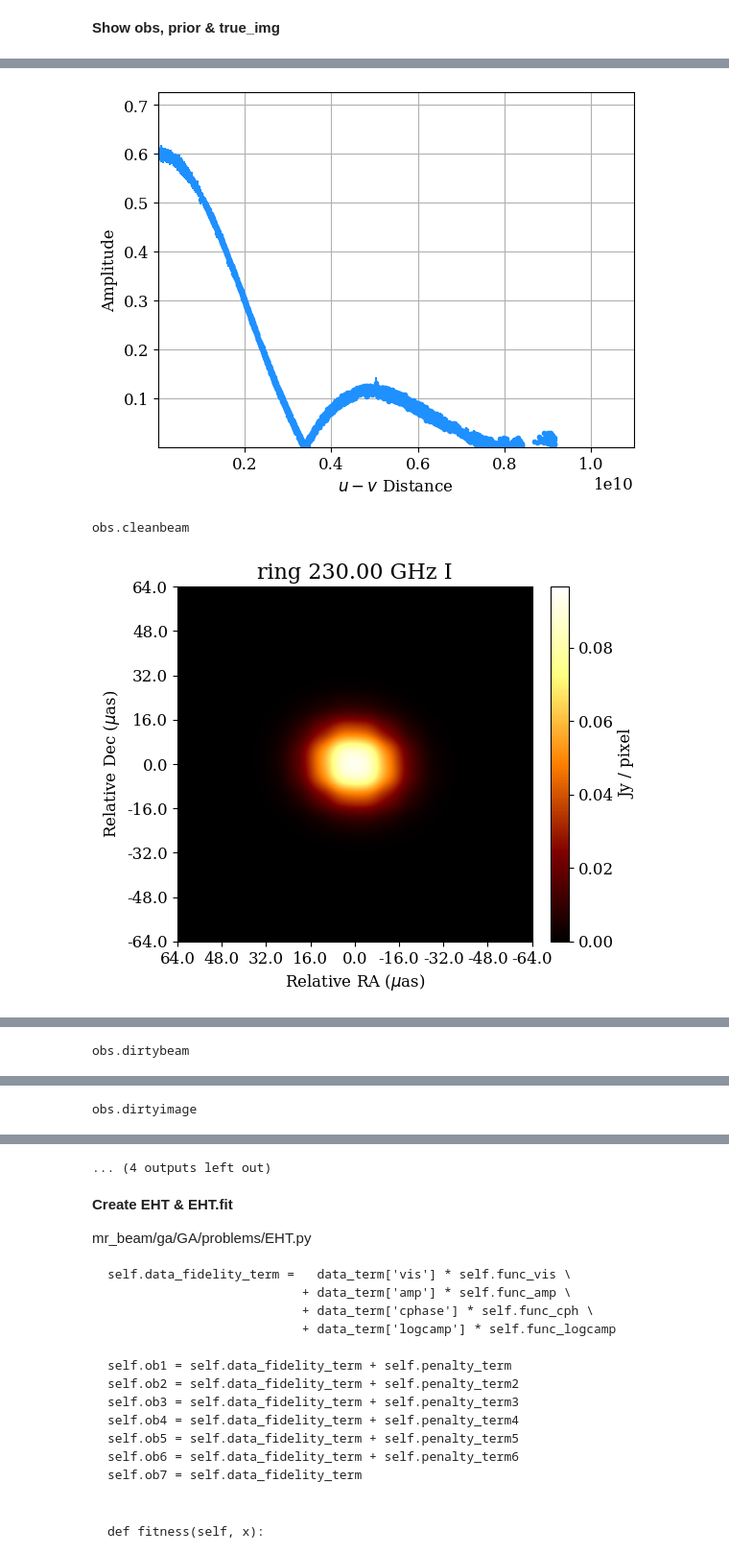
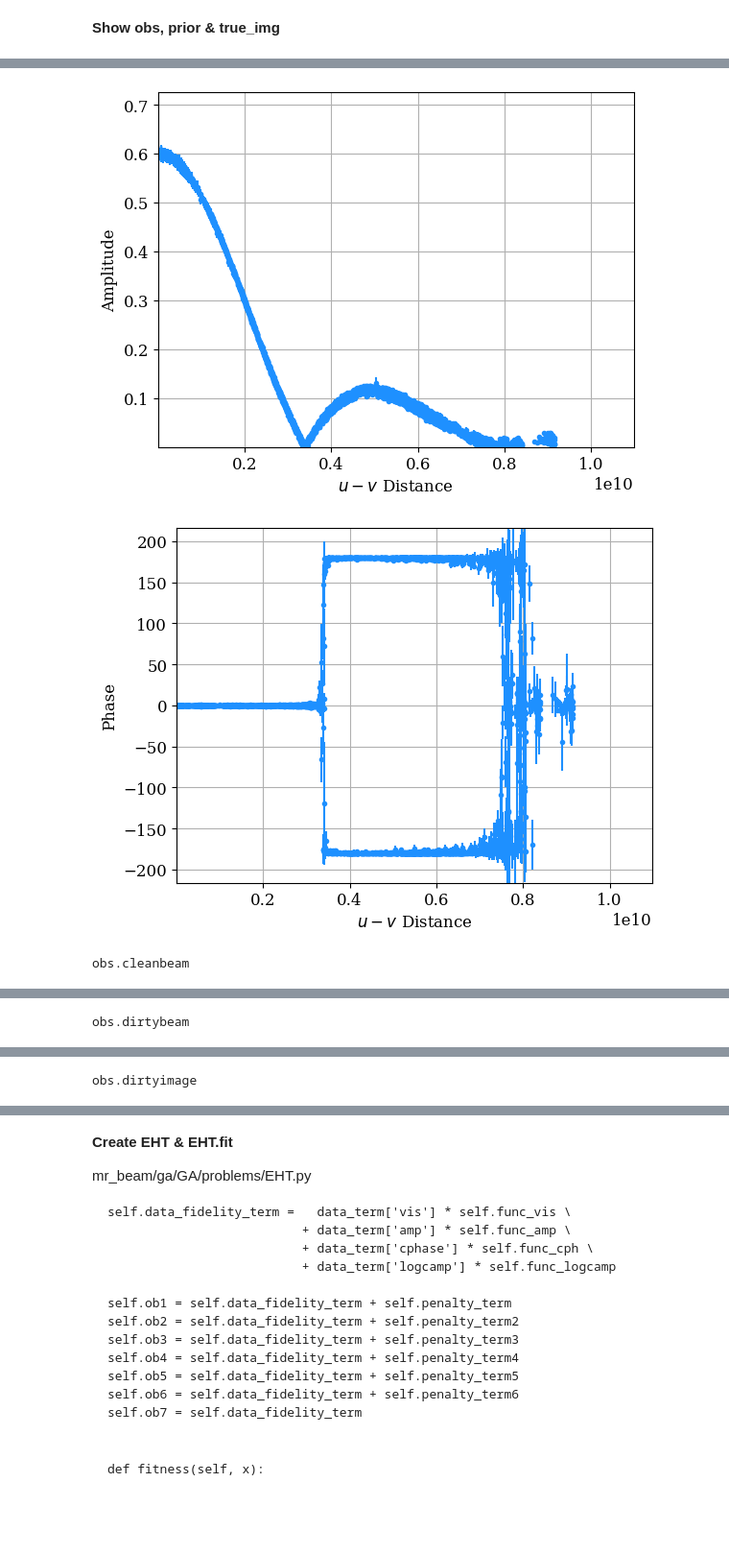
Before and after one commit to mrpiay/mrbeam, a Jupyter notebook: mrbeam_colab.ipynb, the cells around one changed output, grey strips where cells are left out. Shown at 96% size. Saved outputs shown, nothing was run; the diff lists cells and outputs as text; code cells hidden in the pictures; blank space fills up the shorter version.

```diff
--- a/mrbeam_colab.ipynb
+++ b/mrbeam_colab.ipynb
@@ -117,6 +123,7 @@ print('\nobs:\n')
 pprint(vars(obs))
 obs.plotall('u', 'v', conj=True)
 obs.plotall('uvdist', 'amp')
+obs.plotall('uvdist', 'phase')
 
 print('\nobs.cleanbeam\n')
 cbeam = obs.cleanbeam(npix,fov)
@@ -134,32 +141,45 @@ print('\nprior:\n')
 pprint(vars(prior))
 prior.display()
 
 print('\ntrue_img:\n')
 pprint(vars(true_img))
 true_img.display()
 
+print('\nUse MEM with complex visibilities:\n')
 out = eh.imager_func(obs, prior, prior, zbl, d1="vis", alpha_d1=50, s1="gs",maxit=100, show_updates=False)
 out.display()
+
+print('\nBlur and restart:\n')
+beamparams = obs.fit_beam()
+outblur = out.blur_gauss(beamparams, 0.5)
+out = outblur
+out = eh.imager_func(obs, out, out, zbl, d1="vis", alpha_d1=10 ,s1="gs", maxit=150, show_updates=False)
+outblur.display()
+out.display()
+
+print('\nFitness:\n')
+eh.plotting.comp_plots.plotall_obs_im_compare(obs, out, "uvdist", "amp")
+eh.plotting.comp_plots.plotall_obs_im_compare(obs, out, "uvdist", "phase")
 #mrpiay
 # %% [output]
 config:
 
 {
     "reg_term": {
         "l1w": 1.0,
         "simple": 0.1,
         "tv": 10.0,
         "tv2": 10.0,
         "lA": 10.0,
         "flux": 10000.0
     },
     "data_term": {
 ... (121 lines left out)
           'SG': 15,
           'SM': 10},
  'tstart': 0.0013890266418457031,
  'tstop': 23.668055534362793}
 [figure]
 [figure]
+[figure, new version]
 obs.cleanbeam
-[figure, old version]
@@ -205,4 +210,3 @@ true_img:
-... (4 outputs left out)
 # %% [markdown]
 **Create EHT & EHT.fit**
 
```
Also changed, not shown: parts of 5 cells of this notebook.
